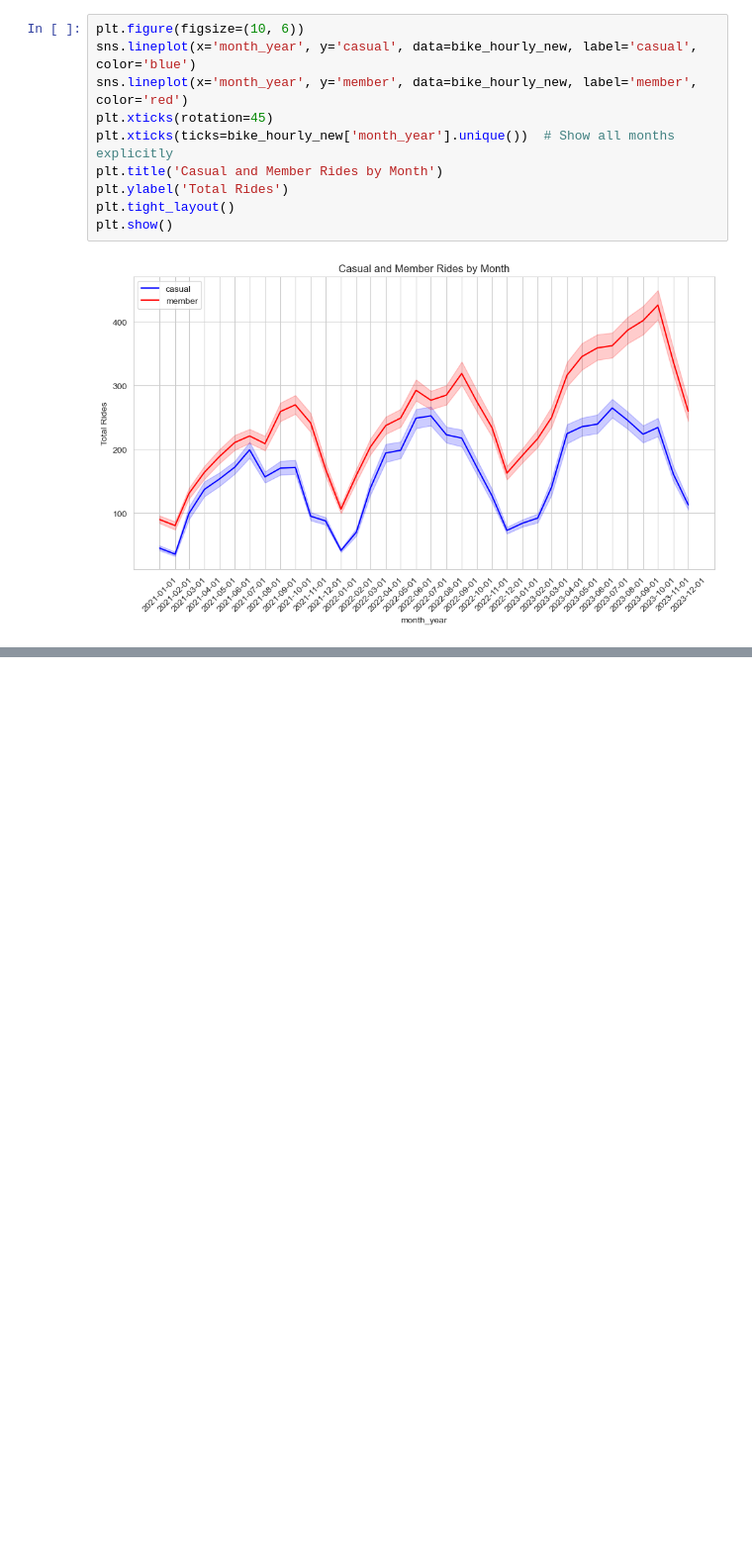
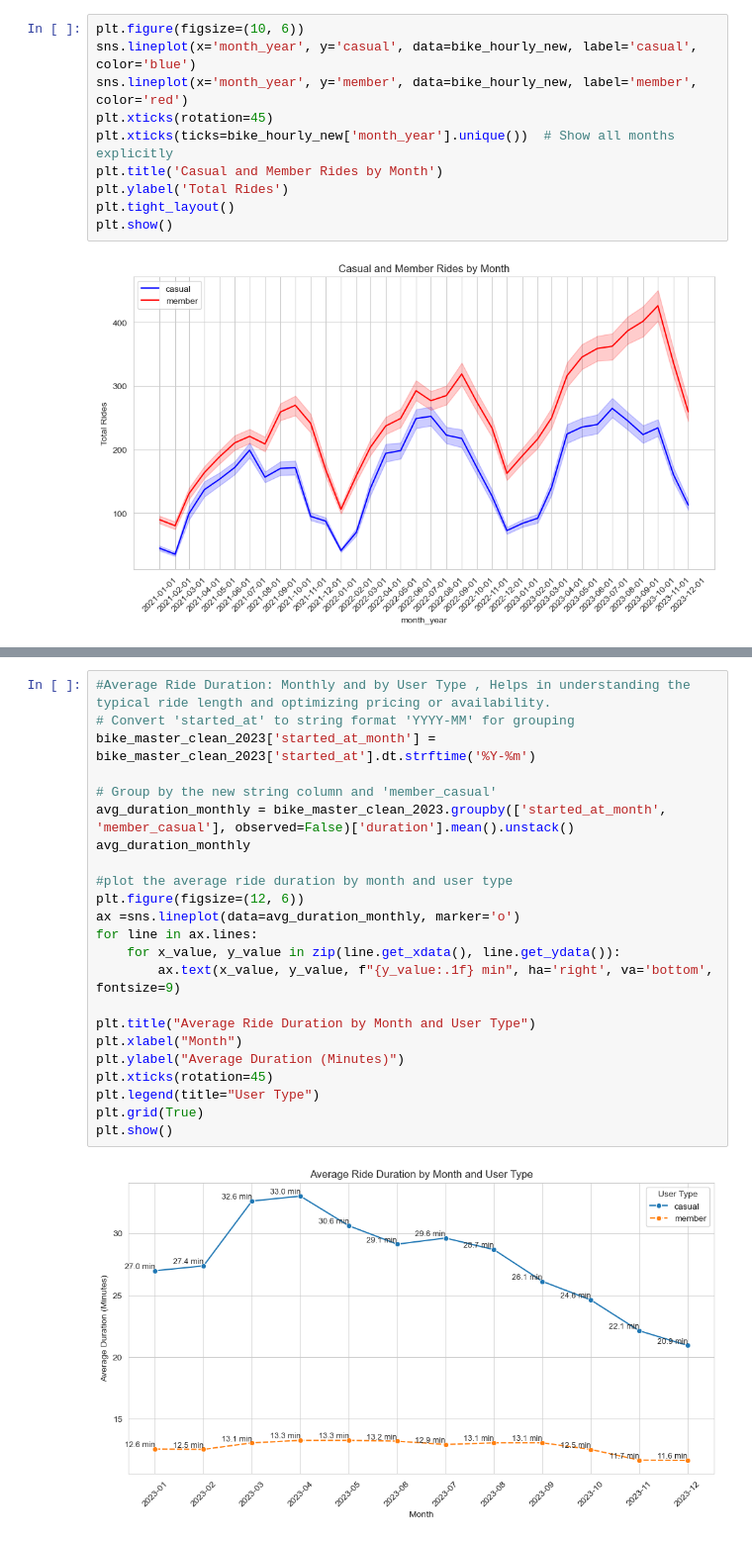
Before and after one commit to rakeshtparayil/capital_bike_share, a Jupyter notebook: capital_bike_share_final.ipynb, the cells around one changed output, grey strips where cells are left out. Shown at 99% size. Saved outputs shown, nothing was run; the diff lists cells and outputs as text; blank space fills up the shorter version.

```diff
--- a/capital_bike_share_final.ipynb
+++ b/capital_bike_share_final.ipynb
@@ -357,0 +396,25 @@ plt.show()
+# %%
+#Average Ride Duration: Monthly and by User Type , Helps in understanding the typical ride length and optimizing pricing or availability.
+# Convert 'started_at' to string format 'YYYY-MM' for grouping
+bike_master_clean_2023['started_at_month'] = bike_master_clean_2023['started_at'].dt.strftime('%Y-%m')
+
+# Group by the new string column and 'member_casual'
+avg_duration_monthly = bike_master_clean_2023.groupby(['started_at_month', 'member_casual'], observed=False)['duration'].mean().unstack()
+avg_duration_monthly
+
+#plot the average ride duration by month and user type
+plt.figure(figsize=(12, 6))
+ax =sns.lineplot(data=avg_duration_monthly, marker='o')
+for line in ax.lines:
+    for x_value, y_value in zip(line.get_xdata(), line.get_ydata()):
+        ax.text(x_value, y_value, f"{y_value:.1f} min", ha='right', va='bottom', fontsize=9)
+
+plt.title("Average Ride Duration by Month and User Type")
+plt.xlabel("Month")
+plt.ylabel("Average Duration (Minutes)")
+plt.xticks(rotation=45)
+plt.legend(title="User Type")
+plt.grid(True)
+plt.show()
+# %% [output]
+[figure, added]
```
Also changed, not shown: parts of 4 cells of this notebook.
